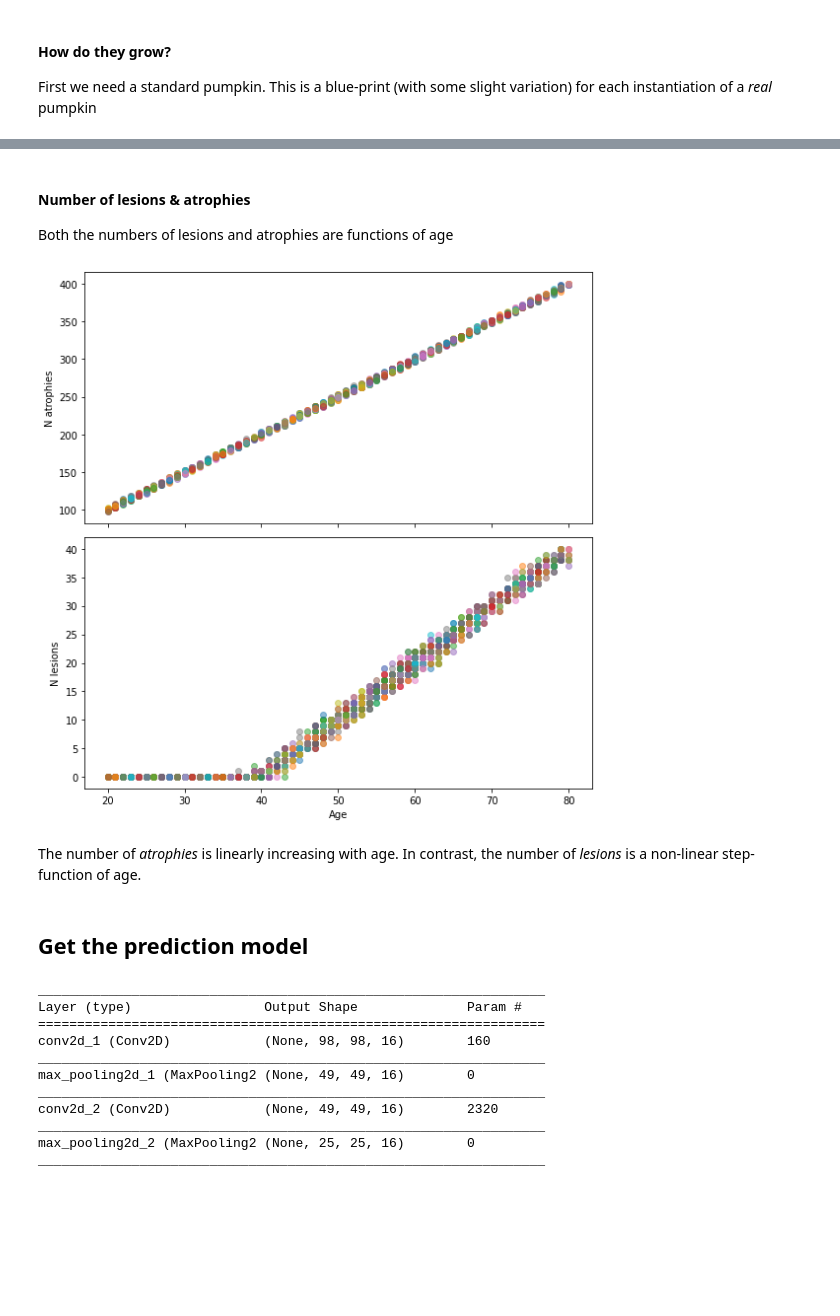
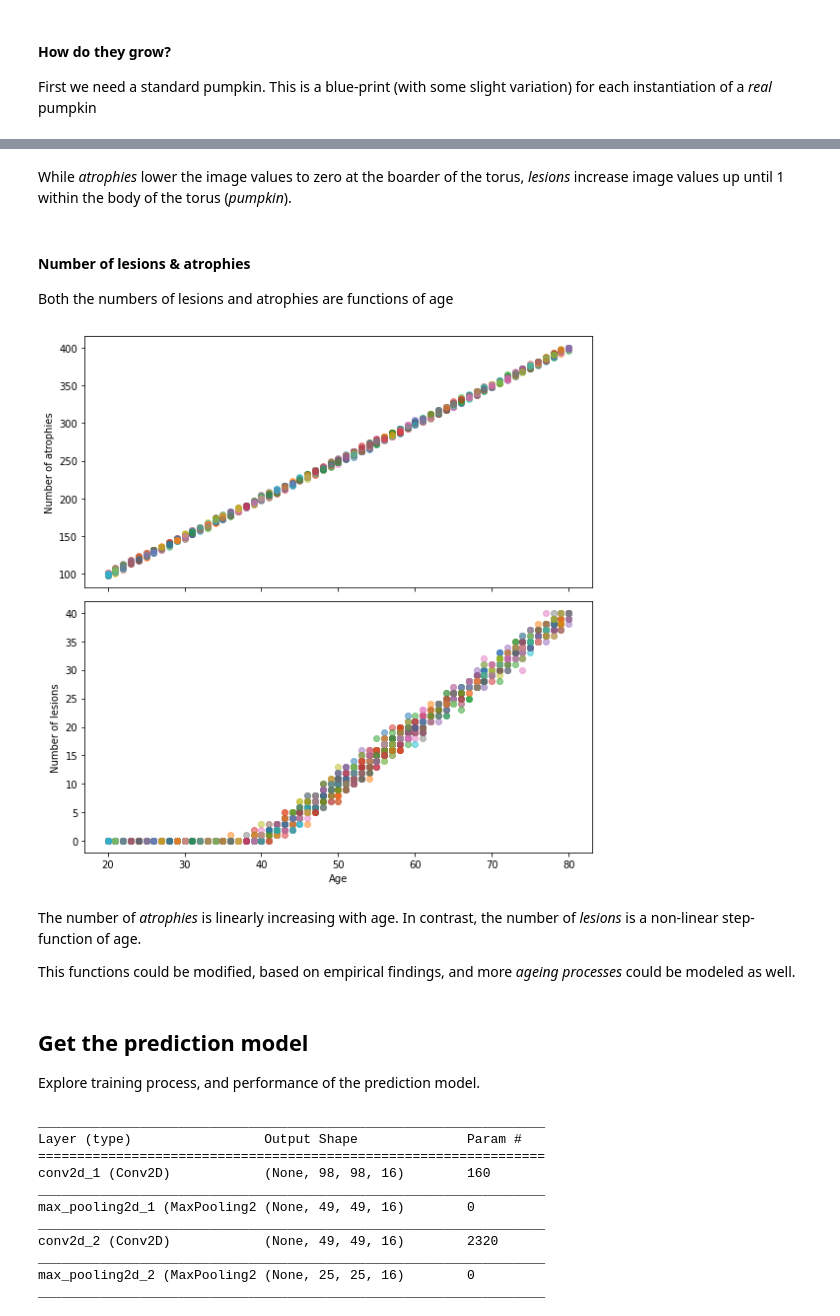
Before and after one commit to SHEscher/XDLreg, a Jupyter notebook: notebook/LRP4RegressionSimulation.ipynb, the cells around one changed output, grey strips where cells are left out. Cells and saved outputs as stored; diff of their text form; code cells hidden in the pictures; blank space fills up the shorter version.

```diff
--- a/notebook/LRP4RegressionSimulation.ipynb
+++ b/notebook/LRP4RegressionSimulation.ipynb
@@ -179,21 +179,27 @@ Hi, I am Halloween junior and I am 22 years old.
+# %% [markdown]
+While *atrophies* lower the image values to zero at the boarder of the torus, *lesions* increase image values up until 1 within the body of the torus (*pumpkin*).
 # %% [markdown]
 #### Number of lesions & atrophies
 Both the numbers of lesions and atrophies are functions of age
 # %%
 fig, (ax1, ax2) = plt.subplots(2, 1, sharex=True, figsize=(8, 8))
 for pumpkin in pumpkins_set.data:
     ax1.plot(pumpkin.age, pumpkin.n_atrophies, "o", alpha=.5)
     ax2.plot(pumpkin.age, pumpkin.n_lesions, "o", alpha=.5)
-ax1.set_ylabel("N atrophies")
+ax1.set_ylabel("Number of atrophies")
 ax2.set_xlabel("Age")
-ax2.set_ylabel("N lesions")
+ax2.set_ylabel("Number of lesions")
 plt.tight_layout()
 # %% [output]
-[figure, old version]
+[figure, new version]
 # %% [markdown]
 The number of *atrophies* is linearly increasing with age. In contrast, the number of *lesions* is a non-linear step-function of age.
+
+This functions could be modified, based on empirical findings, and more *ageing processes* could be modeled as well.
 # %% [markdown]
 ## Get the prediction model
+
+Explore training process, and performance of the prediction model.
 # %%
 # Load model
 model = load_trained_model(model_name=model_name)
```
Also changed, not shown: parts of 23 cells of this notebook, 3 other files.
